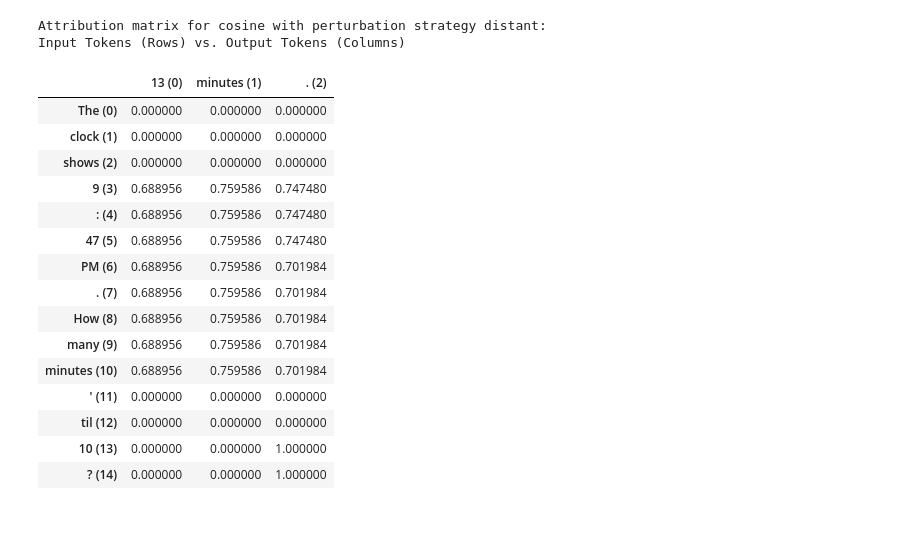
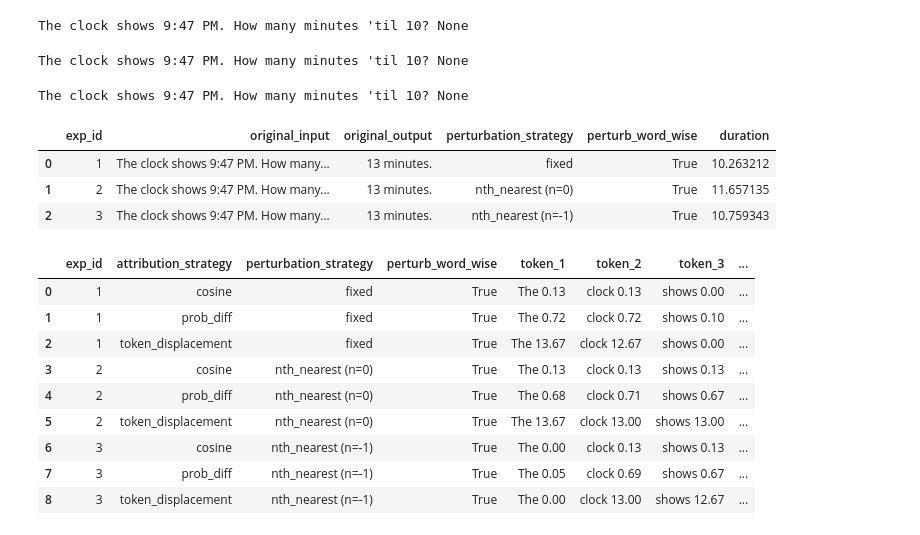
Before and after one commit to leap-laboratories/PIZZA, a Jupyter notebook: research/api_llm_attribution.ipynb, the cells around one changed output. Saved outputs shown, nothing was run; the diff lists cells and outputs as text; code cells hidden in the pictures.

```diff
--- a/research/api_llm_attribution.ipynb
+++ b/research/api_llm_attribution.ipynb
@@ -356,21 +20,0 @@ Input Tokens (Rows) vs. Output Tokens (Columns)
-# %%
-logger.print_attribution_matrix(1, "cosine")
-# %% [output]
-Attribution matrix for cosine with perturbation strategy distant:
-Input Tokens (Rows) vs. Output Tokens (Columns)
-|  | 13 (0) | minutes (1) | . (2) |
-| The (0) | 0.000000 | 0.000000 | 0.000000 |
-| clock (1) | 0.000000 | 0.000000 | 0.000000 |
-| shows (2) | 0.000000 | 0.000000 | 0.000000 |
-| 9 (3) | 0.688956 | 0.759586 | 0.747480 |
-| : (4) | 0.688956 | 0.759586 | 0.747480 |
-| 47 (5) | 0.688956 | 0.759586 | 0.747480 |
-| PM (6) | 0.688956 | 0.759586 | 0.701984 |
-| . (7) | 0.688956 | 0.759586 | 0.701984 |
-| How (8) | 0.688956 | 0.759586 | 0.701984 |
-| many (9) | 0.688956 | 0.759586 | 0.701984 |
-| minutes (10) | 0.688956 | 0.759586 | 0.701984 |
-| ' (11) | 0.000000 | 0.000000 | 0.000000 |
-| til (12) | 0.000000 | 0.000000 | 0.000000 |
-| 10 (13) | 0.000000 | 0.000000 | 1.000000 |
-| ? (14) | 0.000000 | 0.000000 | 1.000000 |
@@ -377 +30,53 @@ Input Tokens (Rows) vs. Output Tokens (Columns)
+# %%
+attributor = APILLMAttributor()
+
+input_texts = ["The clock shows 9:47 PM. How many minutes 'til 10?"]
+
+perturbation_strategies = [
+    FixedPerturbationStrategy(),
+    NthNearestPerturbationStrategy(n=0),
+    NthNearestPerturbationStrategy(n=-1),
+    # (PerturbationStrategy.NTH_NEAREST, {"n": 10}),
+]
+
+# Initialize the logger
+logger = ExperimentLogger()
+
+# Perform the experiment
+for input_text in input_texts:
+    for perturbation_strategy in perturbation_strategies:
+        original_output = attributor.compute_attributions(
+            input_text,
+            perturbation_strategy=perturbation_strategy,
+            attribution_strategies=["cosine", "prob_diff", "token_displacement"],
+            logger=logger,
+            perturb_word_wise=True,
+        )
+
+        print(
+            input_text,
+            original_output,
+        )
+
+# Display the results
+display(logger.df_experiments)
+logger.print_sentence_attribution()
+# %% [output]
+The clock shows 9:47 PM. How many minutes 'til 10? None
+The clock shows 9:47 PM. How many minutes 'til 10? None
+The clock shows 9:47 PM. How many minutes 'til 10? None
+|  | exp_id | original_input | original_output | perturbation_strategy | perturb_word_wise | duration |
+| 0 | 1 | The clock shows 9:47 PM. How many... | 13 minutes. | fixed | True | 10.263212 |
+| 1 | 2 | The clock shows 9:47 PM. How many... | 13 minutes. | nth_nearest (n=0) | True | 11.657135 |
+| 2 | 3 | The clock shows 9:47 PM. How many... | 13 minutes. | nth_nearest (n=-1) | True | 10.759343 |
+|  | exp_id | attribution_strategy | perturbation_strategy | perturb_word_wise | token_1 | token_2 | token_3 | ... |
+| 0 | 1 | cosine | fixed | True | The 0.13 | clock 0.13 | shows 0.00 | ... |
+| 1 | 1 | prob_diff | fixed | True | The 0.72 | clock 0.72 | shows 0.10 | ... |
+| 2 | 1 | token_displacement | fixed | True | The 13.67 | clock 12.67 | shows 0.00 | ... |
+| 3 | 2 | cosine | nth_nearest (n=0) | True | The 0.13 | clock 0.13 | shows 0.13 | ... |
+| 4 | 2 | prob_diff | nth_nearest (n=0) | True | The 0.68 | clock 0.71 | shows 0.67 | ... |
+| 5 | 2 | token_displacement | nth_nearest (n=0) | True | The 13.67 | clock 13.00 | shows 13.00 | ... |
+| 6 | 3 | cosine | nth_nearest (n=-1) | True | The 0.00 | clock 0.13 | shows 0.13 | ... |
+| 7 | 3 | prob_diff | nth_nearest (n=-1) | True | The 0.05 | clock 0.69 | shows 0.67 | ... |
+| 8 | 3 | token_displacement | nth_nearest (n=-1) | True | The 0.00 | clock 13.00 | shows 12.67 | ... |
 # %%
```
Also changed, not shown: parts of 11 cells of this notebook, 10 other files.
